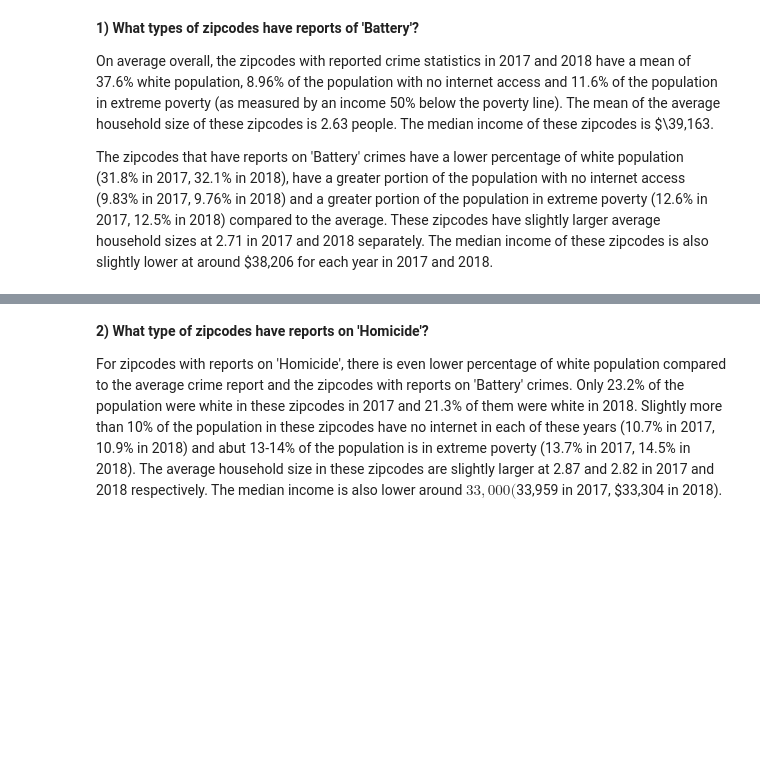
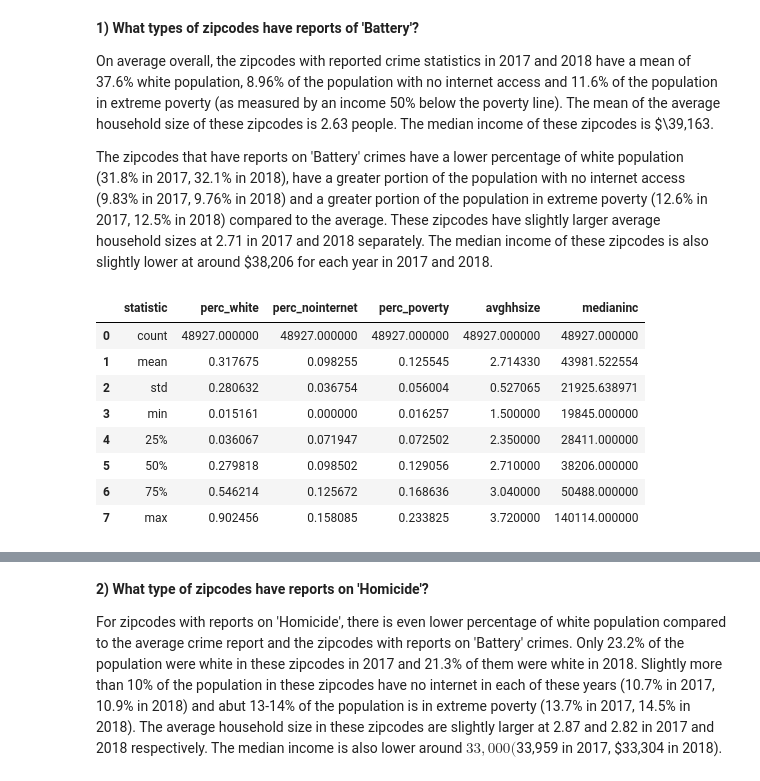
Before and after one commit to rachel-ker/capp30254, a Jupyter notebook: HW1/hw1-writeup.ipynb, the cells around one changed output, grey strips where cells are left out. Saved outputs shown, nothing was run; the diff lists cells and outputs as text; code cells hidden in the pictures; blank space fills up the shorter version.

```diff
--- a/HW1/hw1-writeup.ipynb
+++ b/HW1/hw1-writeup.ipynb
@@ -83,3 +87,16 @@ In this section, I augment the crime data with American Community Survey 5-Year
 On average overall, the zipcodes with reported crime statistics in 2017 and 2018 have a mean of 37.6% white population, 8.96% of the population with no internet access and 11.6% of the population in extreme poverty (as measured by an income 50% below the poverty line). The mean of the average household size of these zipcodes is 2.63 people. The median income of these zipcodes is $\39,163.
 
 The zipcodes that have reports on 'Battery' crimes have a lower percentage of white population (31.8\% in 2017, 32.1\% in 2018), have a greater portion of the population with no internet access (9.83\% in 2017, 9.76\% in 2018) and a greater portion of the population in extreme poverty (12.6\% in 2017, 12.5\% in 2018) compared to the average. These zipcodes have slightly larger average household sizes at 2.71 in 2017 and 2018 separately. The median income of these zipcodes is also slightly lower at around $38,206 for each year in 2017 and 2018.
+# %%
+print("Zip Code Characteristics for Battery reported crimes in 2017")
+pd.read_csv("tables/descriptive_battery2017.csv").rename(columns={"Unnamed: 0": 'statistic'})
+# %% [output]
+|  | statistic | perc_white | perc_nointernet | perc_poverty | avghhsize | medianinc |
+| 0 | count | 48927.000000 | 48927.000000 | 48927.000000 | 48927.000000 | 48927.000000 |
+| 1 | mean | 0.317675 | 0.098255 | 0.125545 | 2.714330 | 43981.522554 |
+| 2 | std | 0.280632 | 0.036754 | 0.056004 | 0.527065 | 21925.638971 |
+| 3 | min | 0.015161 | 0.000000 | 0.016257 | 1.500000 | 19845.000000 |
+| 4 | 25% | 0.036067 | 0.071947 | 0.072502 | 2.350000 | 28411.000000 |
+| 5 | 50% | 0.279818 | 0.098502 | 0.129056 | 2.710000 | 38206.000000 |
+| 6 | 75% | 0.546214 | 0.125672 | 0.168636 | 3.040000 | 50488.000000 |
+| 7 | max | 0.902456 | 0.158085 | 0.233825 | 3.720000 | 140114.000000 |
```
Also changed, not shown: parts of 15 cells of this notebook.
